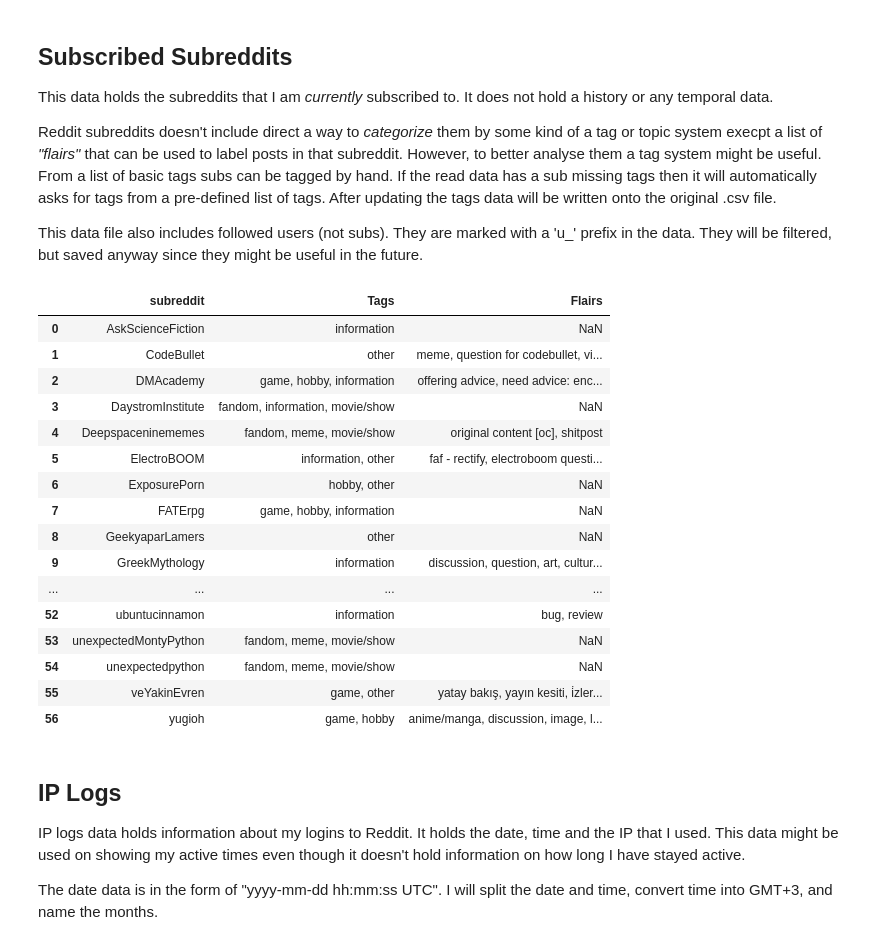
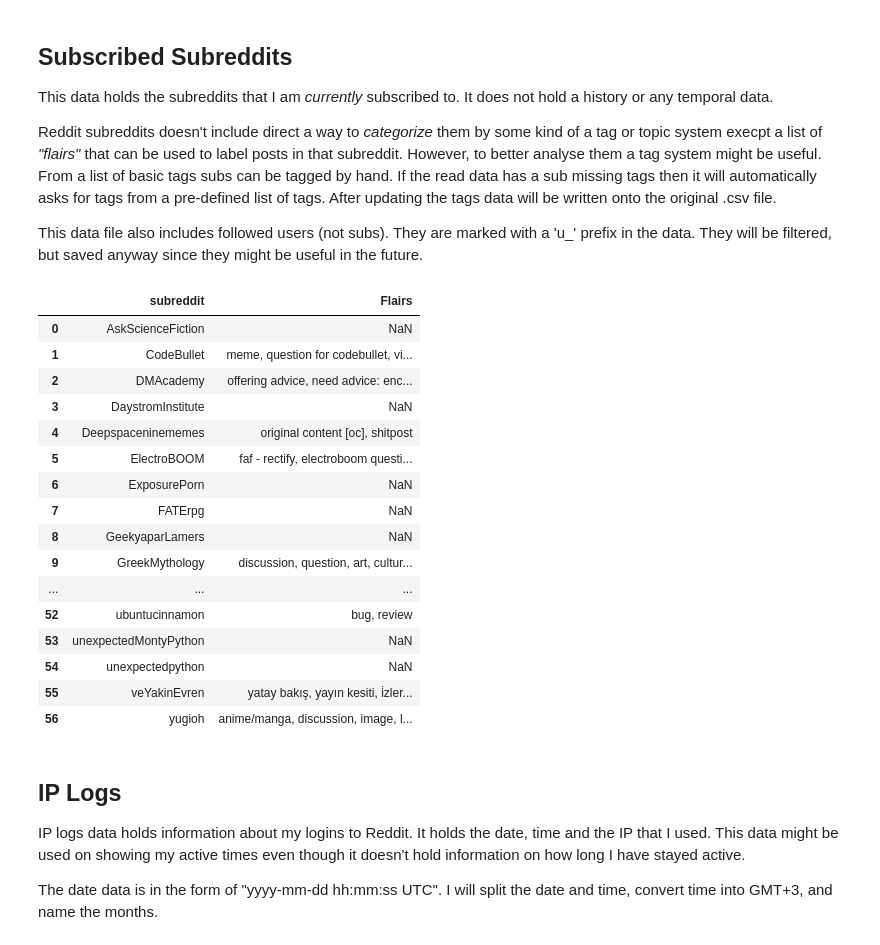
Before and after one commit to firatbatar/my-reddit-data, a Jupyter notebook: reddit_analysis.ipynb, the cells around one changed output. Cells and saved outputs as stored; diff of their text form; code cells hidden in the pictures.

```diff
--- a/reddit_analysis.ipynb
+++ b/reddit_analysis.ipynb
@@ -58,5 +59,28 @@ Reddit subreddits doesn't include direct a way to _categorize_ them by some kind
 This data file also includes followed users (not subs). They are marked with a 'u_' prefix in the data. They will be filtered, but saved anyway since they might be useful in the future.
 # %%
 # Read the file, sort by name of the subreddits and reset the index after sorting
-fname = "subscribed_subreddits.csv"
-subreddits_df = pd.read_csv(data_path + fname).sort_values(by="subreddit").reset_index().drop(columns="index")
+sub_fname = "subscribed_subreddits.csv"
+subreddits_df = pd.read_csv(data_path + sub_fname).sort_values(by="subreddit").reset_index().drop(columns="index")
+
+followed_users_df = subreddits_df[subreddits_df["subreddit"].str.contains("u_")]
+subreddits_df = subreddits_df[~subreddits_df["subreddit"].str.contains("u_")]
+# subreddits_df.to_csv(data_path + sub_fname, index=False)
+subreddits_df
+# %% [output]
+|  | subreddit | Flairs |
+| 0 | AskScienceFiction | NaN |
+| 1 | CodeBullet | meme, question for codebullet, vi... |
+| 2 | DMAcademy | offering advice, need advice: enc... |
+| 3 | DaystromInstitute | NaN |
+| 4 | Deepspaceninememes | original content [oc], shitpost |
+| 5 | ElectroBOOM | faf - rectify, electroboom questi... |
+| 6 | ExposurePorn | NaN |
+| 7 | FATErpg | NaN |
+| 8 | GeekyaparLamers | NaN |
+| 9 | GreekMythology | discussion, question, art, cultur... |
+| ... | ... | ... |
+| 52 | ubuntucinnamon | bug, review |
+| 53 | unexpectedMontyPython | NaN |
+| 54 | unexpectedpython | NaN |
+| 55 | veYakinEvren | yatay bakış, yayın kesiti, i̇zler... |
+| 56 | yugioh | anime/manga, discussion, image, l... |
@@ -121,26 +87,3 @@ subreddits_df.to_csv(data_path + fname, index=False)
-# %%
-followed_users_df = subreddits_df[subreddits_df["subreddit"].str.contains("u_")]
-subreddits_df = subreddits_df[~subreddits_df["subreddit"].str.contains("u_")]
-
-subreddits_df
-# %% [output]
-|  | subreddit | Tags | Flairs |
-| 0 | AskScienceFiction | information | NaN |
-| 1 | CodeBullet | other | meme, question for codebullet, vi... |
-| 2 | DMAcademy | game, hobby, information | offering advice, need advice: enc... |
-| 3 | DaystromInstitute | fandom, information, movie/show | NaN |
-| 4 | Deepspaceninememes | fandom, meme, movie/show | original content [oc], shitpost |
-| 5 | ElectroBOOM | information, other | faf - rectify, electroboom questi... |
-| 6 | ExposurePorn | hobby, other | NaN |
-| 7 | FATErpg | game, hobby, information | NaN |
-| 8 | GeekyaparLamers | other | NaN |
-| 9 | GreekMythology | information | discussion, question, art, cultur... |
-| ... | ... | ... | ... |
-| 52 | ubuntucinnamon | information | bug, review |
-| 53 | unexpectedMontyPython | fandom, meme, movie/show | NaN |
-| 54 | unexpectedpython | fandom, meme, movie/show | NaN |
-| 55 | veYakinEvren | game, other | yatay bakış, yayın kesiti, i̇zler... |
-| 56 | yugioh | game, hobby | anime/manga, discussion, image, l... |
 # %% [markdown]
 ## IP Logs
 
```
Also changed, not shown: parts of 15 cells of this notebook.
